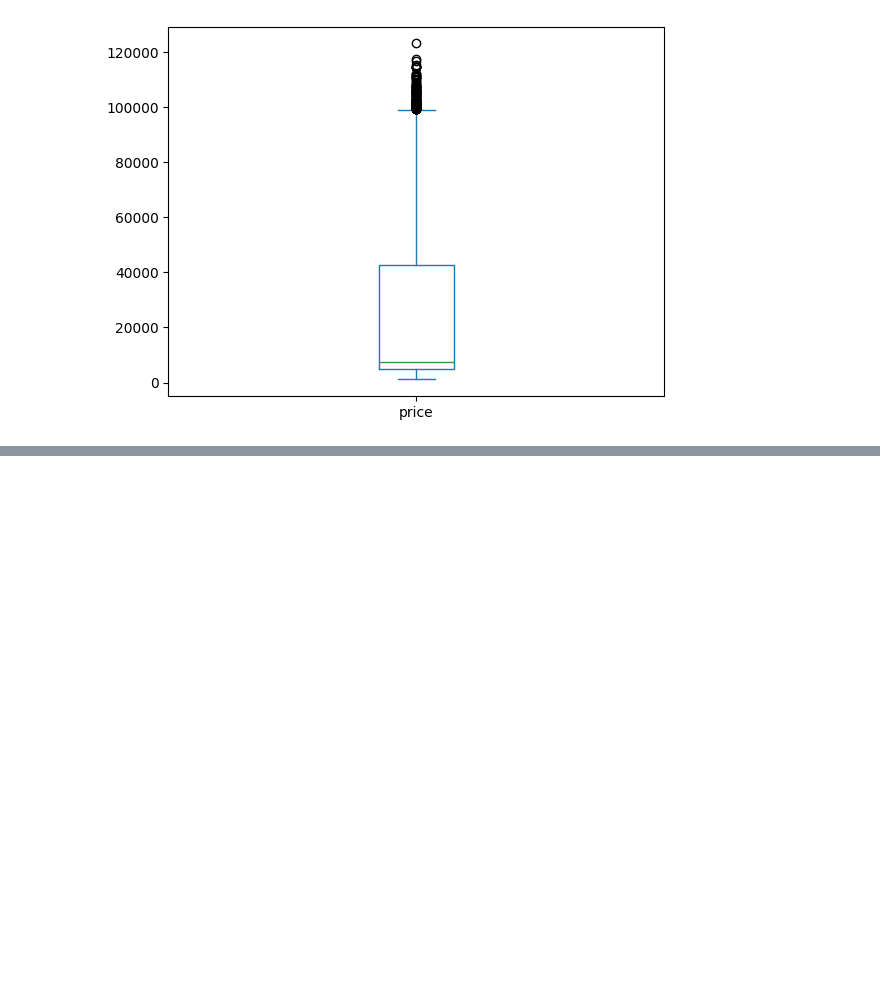
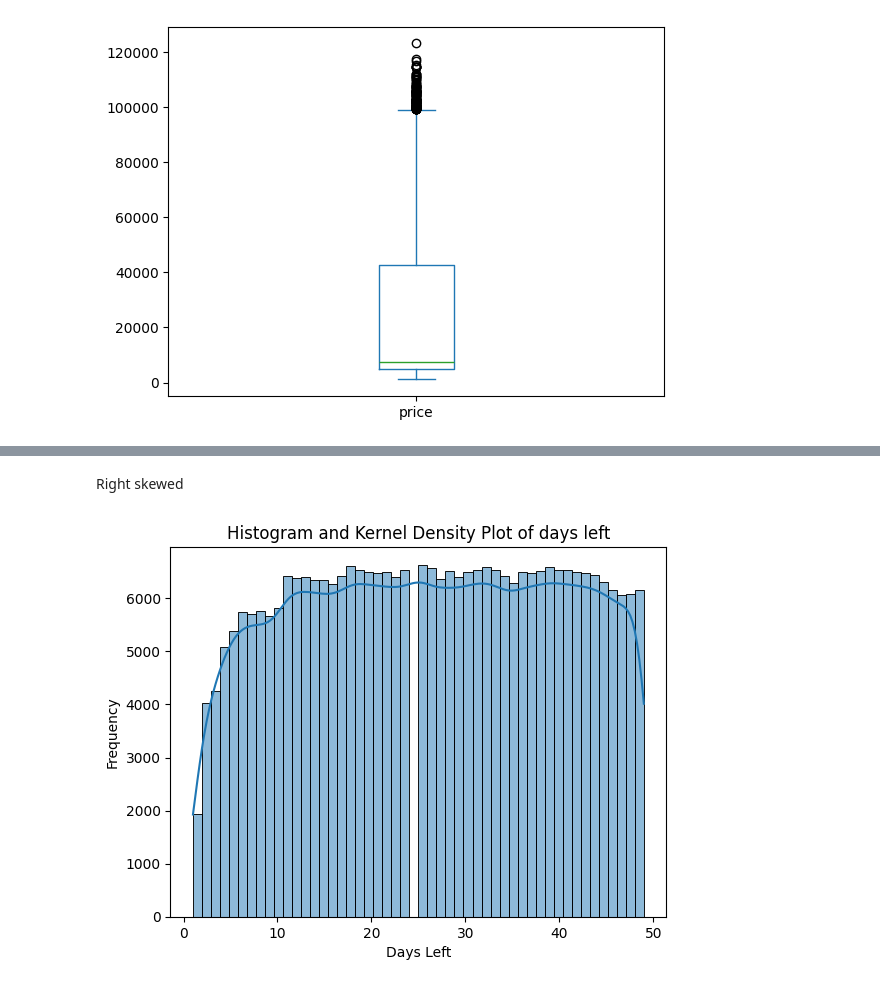
Before and after one commit to calebang/IS460, a Jupyter notebook: 01_Data Prep/01a_EDA.ipynb, the cells around one changed output, grey strips where cells are left out. Cells and saved outputs as stored; diff of their text form; code cells hidden in the pictures; blank space fills up the shorter version.

```diff
--- a/01_Data Prep/01a_EDA.ipynb
+++ b/01_Data Prep/01a_EDA.ipynb
@@ -118,0 +91,10 @@ df.shape
+# %% [markdown]
+Right skewed
+# %%
+sns.histplot(df['days_left'], bins=50, kde=True)
+plt.title('Histogram and Kernel Density Plot of days left')
+plt.xlabel('Days Left')
+plt.ylabel('Frequency')
+plt.show()
+# %% [output]
+[figure, added]
```
Also changed, not shown: parts of 16 cells of this notebook, 1 other file.
